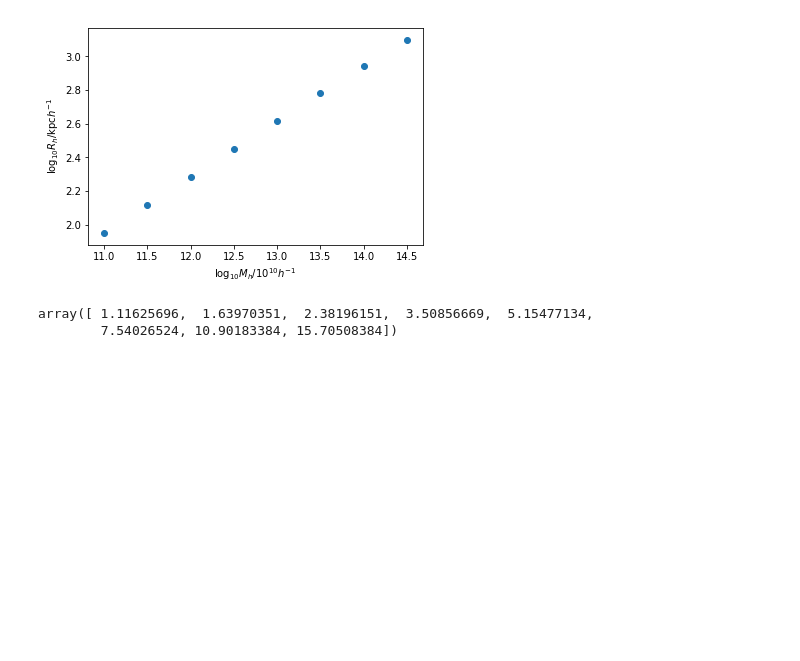
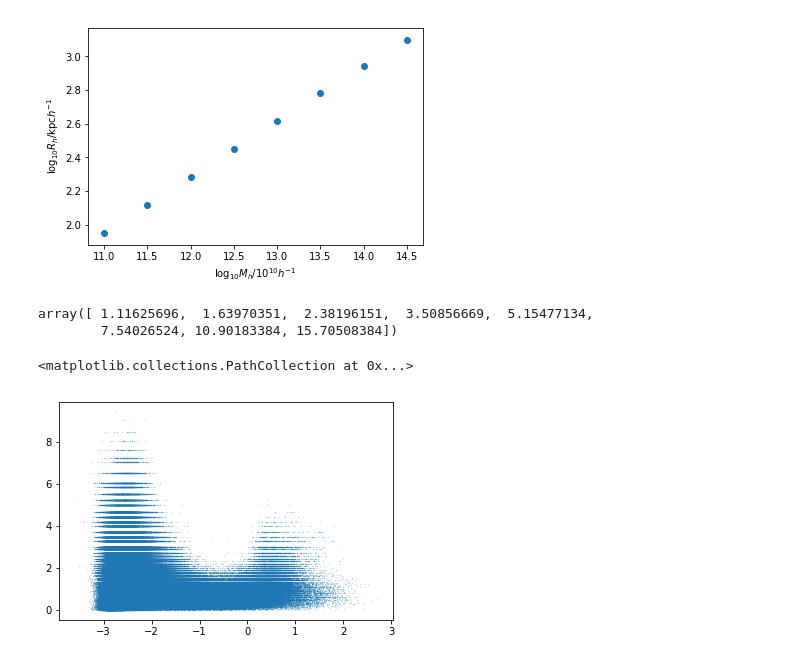
Before and after one commit to forero/cosmo_datasets, a Jupyter notebook: code/explore_TNG.ipynb, the cells around one changed output. Cells and saved outputs as stored; diff of their text form; code cells hidden in the pictures; blank space fills up the shorter version.

Commit message:
formation

```diff
--- a/code/explore_TNG.ipynb
+++ b/code/explore_TNG.ipynb
@@ -59,3 +59,12 @@ Text(0,0.5,'$\\log_{10} R_{h}/{\\rm kpc} h^{-1}$')
 # %% [output]
 array([ 1.11625696,  1.63970351,  2.38196151,  3.50856669,  5.15477134,
         7.54026524, 10.90183384, 15.70508384])
+# %%
+data_central = np.loadtxt("/Users/forero/Downloads/Central_Galaxies3001.dat")
+z_formation = data_central[:,2]
+id_in_subfile = np.int_(data_central[:,0])
+# %%
+plt.scatter(np.log10(all_subhalos['stellar_mass'][id_in_subfile]), z_formation, s=0.01)
+# %% [output]
+<matplotlib.collections.PathCollection at 0x...>
+[figure, added]
```
